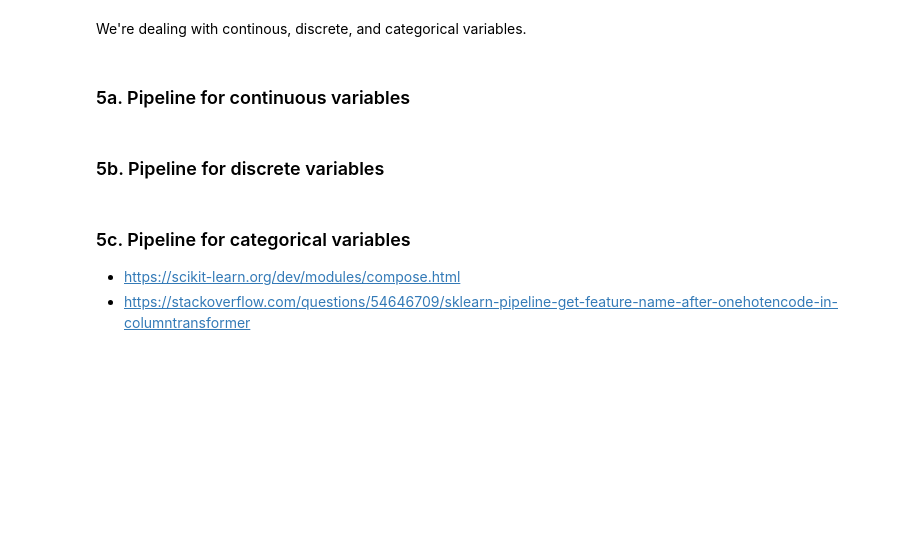
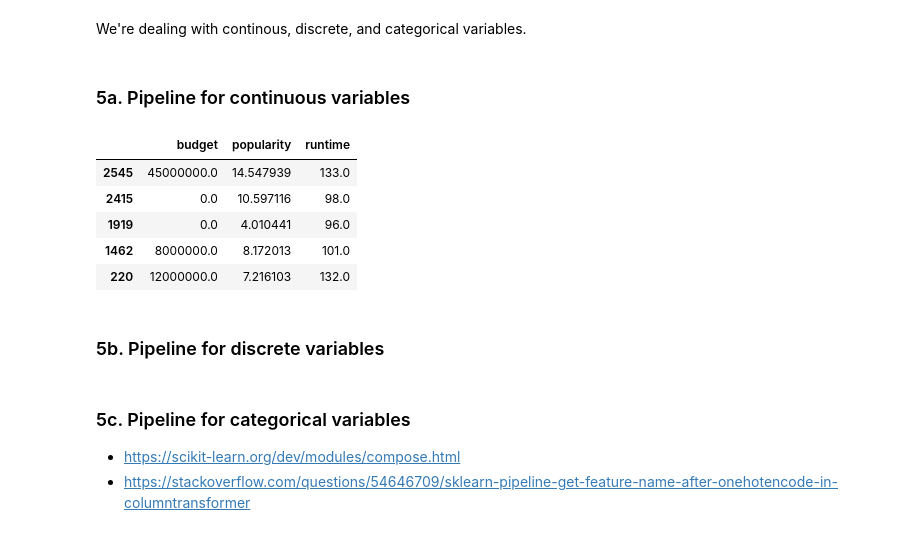
Before and after one commit to collindching/Learning-Exercises, a Jupyter notebook: Box Office Revenue Prediction/Regression Model.ipynb, the cells around one changed output. Cells and saved outputs as stored; diff of their text form; code cells hidden in the pictures; blank space fills up the shorter version.

```diff
--- a/Box Office Revenue Prediction/Regression Model.ipynb
+++ b/Box Office Revenue Prediction/Regression Model.ipynb
@@ -1044,6 +1044,15 @@ dtype: object
 We're dealing with continous, discrete, and categorical variables.
 # %% [markdown]
 ### 5a. Pipeline for continuous variables
+# %%
+X_train.select_dtypes('float').head()
+# %% [output]
+|  | budget | popularity | runtime |
+| 2545 | 45000000.0 | 14.547939 | 133.0 |
+| 2415 | 0.0 | 10.597116 | 98.0 |
+| 1919 | 0.0 | 4.010441 | 96.0 |
+| 1462 | 8000000.0 | 8.172013 | 101.0 |
+| 220 | 12000000.0 | 7.216103 | 132.0 |
 # %%
 cont_vars = list(X_train.select_dtypes(include = float).columns)
 
```
Also changed, not shown: parts of 6 cells of this notebook, 1 other file.
